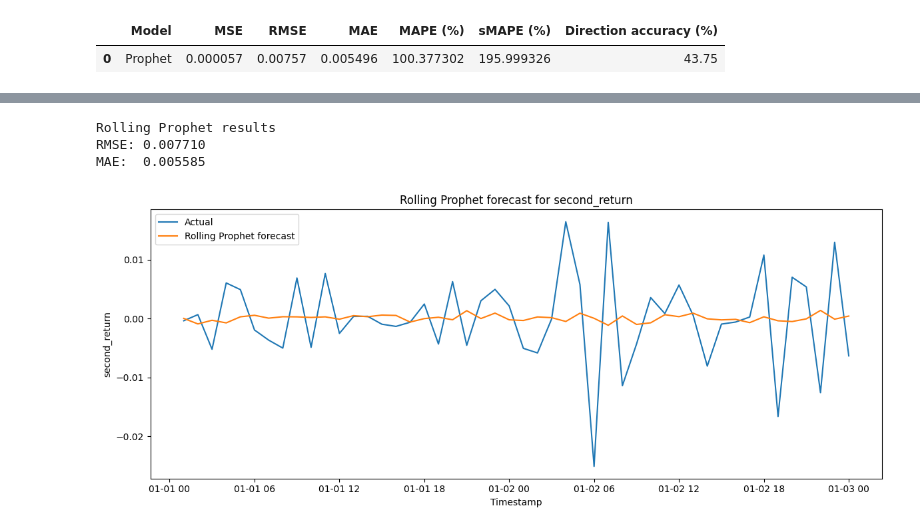
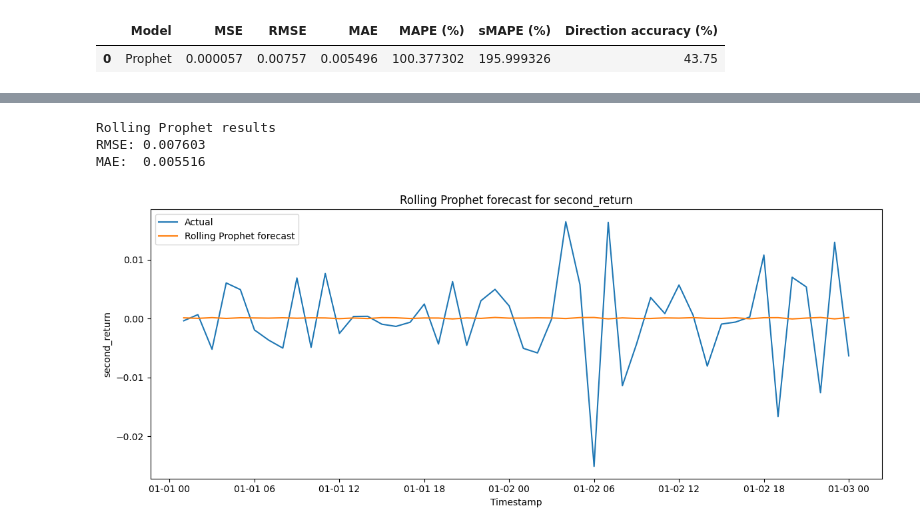
Before and after one commit to AgataJuda/Machine-Learning-for-Data-Analytics, a Jupyter notebook: notebooks/Processed_data.ipynb, the cells around one changed output, grey strips where cells are left out. Saved outputs shown, nothing was run; the diff lists cells and outputs as text; code cells hidden in the pictures.

```diff
--- a/notebooks/Processed_data.ipynb
+++ b/notebooks/Processed_data.ipynb
@@ -722,6 +715,8 @@ for p in p_values:
 
             if aic_value < best_aic:
                 best_aic = aic_value
+                p=1
+                q=1
                 best_order_garch = (p, q)
                 best_garch_model = fitted_model
 
@@ -985,20 +991,18 @@ def make_supervised_dataset(series, n_lags=24):
 
 from sklearn.model_selection import TimeSeriesSplit, GridSearchCV
 
-# używamy tylko train_series, bez testu
 X_train_tuning, y_train_tuning = make_supervised_dataset(
-    train_series.iloc[-window_size:],
+    train_series.iloc[-1000:],
     n_lags=n_lags
 )
-
 tscv = TimeSeriesSplit(n_splits=5)
 
 # Random Forest tuning
 rf_grid = {
-    "n_estimators": [100, 300, 500],
-    "max_depth": [3, 6, 10, None],
-    "min_samples_leaf": [1, 3, 5],
-    "max_features": ["sqrt", 0.5, 1.0]
+    "n_estimators": [100, 300],
+    "max_depth": [3, 6],
+    "min_samples_leaf": [3, 5],
+    "max_features": ["sqrt"]
 }
 
 rf_search = GridSearchCV(
@@ -1017,11 +1021,11 @@ print("Best RF RMSE:", -rf_search.best_score_)
 
 # Gradient Boosting tuning
 gb_grid = {
-    "n_estimators": [100, 300, 500],
-    "learning_rate": [0.01, 0.03, 0.05, 0.1],
-    "max_depth": [2, 3, 5],
-    "min_samples_leaf": [1, 3, 5],
-    "subsample": [0.7, 0.9, 1.0]
+    "n_estimators": [100, 300],
+    "learning_rate": [0.03, 0.05],
+    "max_depth": [2, 3],
+    "min_samples_leaf": [3, 5],
+    "subsample": [0.9]
 }
 
 gb_search = GridSearchCV(
@@ -1031,6 +1035,15 @@ gb_search = GridSearchCV(
     scoring="neg_root_mean_squared_error",
     n_jobs=-1
 )
+# szybki tuning tylko na ostatnich 1000 obserwacjach
+X_train_tuning, y_train_tuning = make_supervised_dataset(
+    train_series.iloc[-1000:],
+    n_lags=n_lags
+)
+
+tscv = TimeSeriesSplit(n_splits=3)
+
+
 
 gb_search.fit(X_train_tuning, y_train_tuning)
 
@@ -1480,11 +1501,11 @@ for i in range(H):
     prophet_train.columns = ["ds", "y"]
 
     model = Prophet(
-        daily_seasonality=True,
-        weekly_seasonality=True,
-        yearly_seasonality=False,
-        changepoint_prior_scale=0.01
-    )
+    daily_seasonality=False,
+    weekly_seasonality=False,
+    yearly_seasonality=False,
+    changepoint_prior_scale=0.1
+)
 
     model.fit(prophet_train)
 
@@ -1572,4 +1593,4 @@ plt.show()
 Rolling Prophet results
-RMSE: 0.007710
-MAE:  0.005585
+RMSE: 0.007603
+MAE:  0.005516
-[figure, old version]
+[figure, new version]
```
Also changed, not shown: parts of 18 cells of this notebook, 1 other file.
